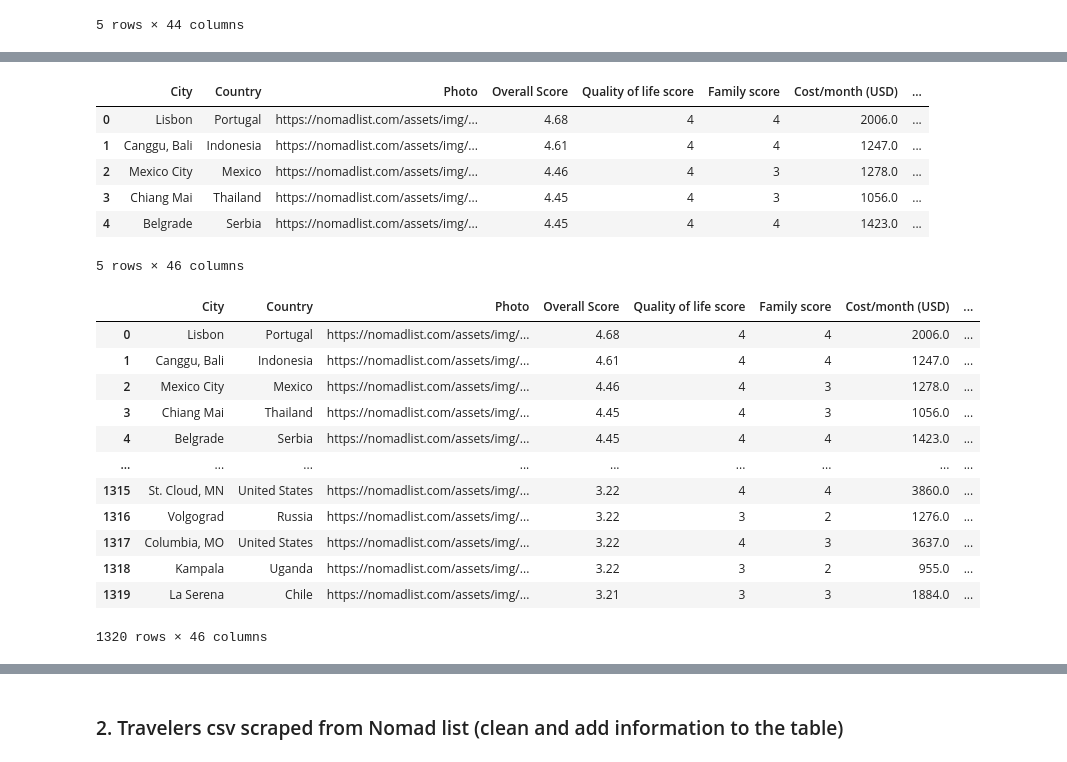
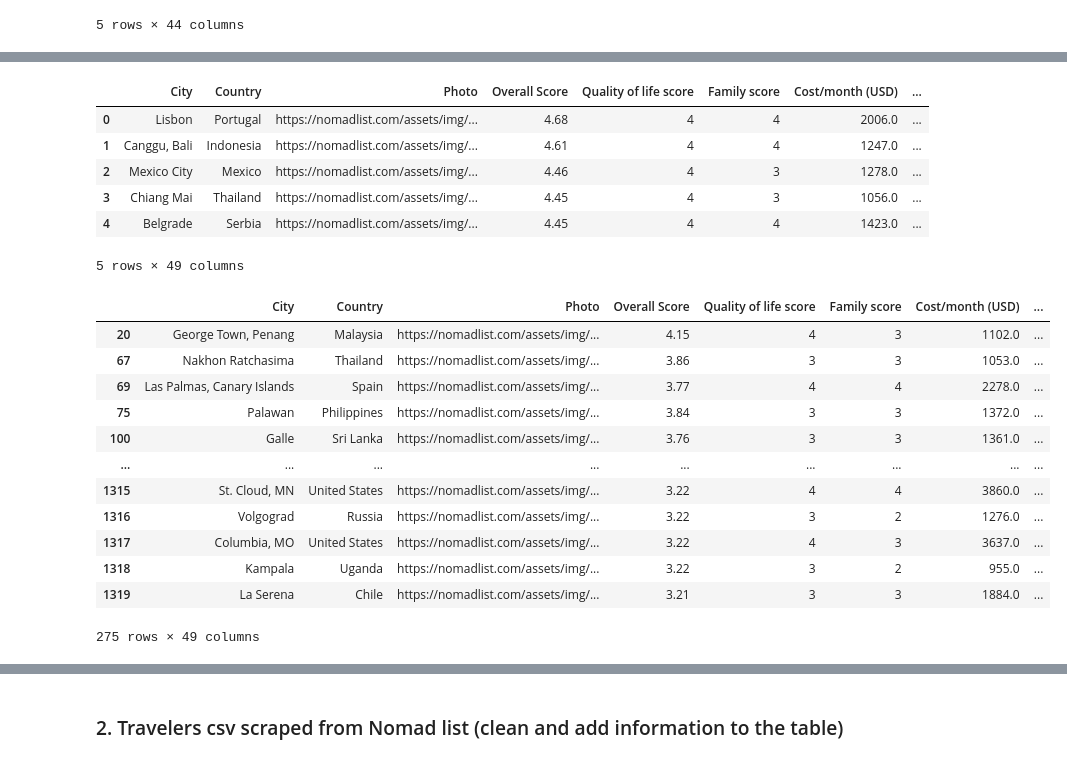
Before and after one commit to smunozan/datamex_082020, a Jupyter notebook: final-project/Code/Data_wrangling.ipynb, the cells around one changed output, grey strips where cells are left out. Cells and saved outputs as stored; diff of their text form; code cells hidden in the pictures.

```diff
--- a/final-project/Code/Data_wrangling.ipynb
+++ b/final-project/Code/Data_wrangling.ipynb
@@ -30,7 +31,7 @@ cities.head()
 5 rows × 44 columns
 # %%
 %%time
-#vamos a agregar la latitud y longitud de cada ciudad con el api de OpenCage
+#vamos a agregar la latitud, longitud y continente de cada ciudad con el api de OpenCage
 
 #generamos un token para el API (guardado en otro archivo oculto)
 from tokens import OpenCage_token
@@ -38,13 +39,20 @@ from tokens import OpenCage_token
 key = OpenCage_token
 geocoder = OpenCageGeocode(key)
 
-for i in tqdm(range(23,len(cities))):
+for i in tqdm(range(1150,len(cities))):
     try:
         query = cities.loc[i,'City']+', '+cities.loc[i,'Country']
         result = geocoder.geocode(query)
-        cities.loc[i,'lat'] = result[0]['geometry']['lat']
-        cities.loc[i,'lng'] = result[0]['geometry']['lng']
+        #print(query)
+        for e in result:
+            if e['components']['_type']=='city':
+                #print('es ciudad',e['geometry']['lat'],e['geometry']['lng'])
+                cities.loc[i,'lat'] = e['geometry']['lat']
+                cities.loc[i,'lng'] = e['geometry']['lng']
+                cities.loc[i,'Continente'] = e['components']['continent']
+                break
+        #print('-----')
         time.sleep(0.3)
     except:
-        print(i,cities.loc[i,'City']+', '+cities.loc[i,'Country'])
+        print(i,query)
 # %% [output]
@@ -54,5 +72,5 @@ Wall time: 28min 30s
 # %%
-#muestra de la tabla incluyendo latitud y longitud
+#muestra de la tabla incluyendo latitud, longitud y continente
 cities.head()
 # %% [output]
 |  | City | Country | Photo | Overall Score | Quality of life score | Family score | Cost/month (USD) | ... |
@@ -61,21 +79,20 @@ cities.head()
 | 2 | Mexico City | Mexico | https://nomadlist.com/assets/img/... | 4.46 | 4 | 3 | 1278.0 | ... |
 | 3 | Chiang Mai | Thailand | https://nomadlist.com/assets/img/... | 4.45 | 4 | 3 | 1056.0 | ... |
 | 4 | Belgrade | Serbia | https://nomadlist.com/assets/img/... | 4.45 | 4 | 4 | 1423.0 | ... |
-5 rows × 46 columns
+5 rows × 49 columns
-# %%
-#verificamos
-cities
-# %% [output]
-|  | City | Country | Photo | Overall Score | Quality of life score | Family score | Cost/month (USD) | ... |
-| 0 | Lisbon | Portugal | https://nomadlist.com/assets/img/... | 4.68 | 4 | 4 | 2006.0 | ... |
-| 1 | Canggu, Bali | Indonesia | https://nomadlist.com/assets/img/... | 4.61 | 4 | 4 | 1247.0 | ... |
-| 2 | Mexico City | Mexico | https://nomadlist.com/assets/img/... | 4.46 | 4 | 3 | 1278.0 | ... |
-| 3 | Chiang Mai | Thailand | https://nomadlist.com/assets/img/... | 4.45 | 4 | 3 | 1056.0 | ... |
-| 4 | Belgrade | Serbia | https://nomadlist.com/assets/img/... | 4.45 | 4 | 4 | 1423.0 | ... |
-| ... | ... | ... | ... | ... | ... | ... | ... | ... |
-| 1315 | St. Cloud, MN | United States | https://nomadlist.com/assets/img/... | 3.22 | 4 | 4 | 3860.0 | ... |
-| 1316 | Volgograd | Russia | https://nomadlist.com/assets/img/... | 3.22 | 3 | 2 | 1276.0 | ... |
-| 1317 | Columbia, MO | United States | https://nomadlist.com/assets/img/... | 3.22 | 4 | 3 | 3637.0 | ... |
-| 1318 | Kampala | Uganda | https://nomadlist.com/assets/img/... | 3.22 | 3 | 2 | 955.0 | ... |
-| 1319 | La Serena | Chile | https://nomadlist.com/assets/img/... | 3.21 | 3 | 3 | 1884.0 | ... |
-1320 rows × 46 columns
+# %%
+cities[cities['Continente'].isna()]
+# %% [output]
+|  | City | Country | Photo | Overall Score | Quality of life score | Family score | Cost/month (USD) | ... |
+| 20 | George Town, Penang | Malaysia | https://nomadlist.com/assets/img/... | 4.15 | 4 | 3 | 1102.0 | ... |
+| 67 | Nakhon Ratchasima | Thailand | https://nomadlist.com/assets/img/... | 3.86 | 3 | 3 | 1053.0 | ... |
+| 69 | Las Palmas, Canary Islands | Spain | https://nomadlist.com/assets/img/... | 3.77 | 4 | 4 | 2278.0 | ... |
+| 75 | Palawan | Philippines | https://nomadlist.com/assets/img/... | 3.84 | 3 | 3 | 1372.0 | ... |
+| 100 | Galle | Sri Lanka | https://nomadlist.com/assets/img/... | 3.76 | 3 | 3 | 1361.0 | ... |
+| ... | ... | ... | ... | ... | ... | ... | ... | ... |
+| 1315 | St. Cloud, MN | United States | https://nomadlist.com/assets/img/... | 3.22 | 4 | 4 | 3860.0 | ... |
+| 1316 | Volgograd | Russia | https://nomadlist.com/assets/img/... | 3.22 | 3 | 2 | 1276.0 | ... |
+| 1317 | Columbia, MO | United States | https://nomadlist.com/assets/img/... | 3.22 | 4 | 3 | 3637.0 | ... |
+| 1318 | Kampala | Uganda | https://nomadlist.com/assets/img/... | 3.22 | 3 | 2 | 955.0 | ... |
+| 1319 | La Serena | Chile | https://nomadlist.com/assets/img/... | 3.21 | 3 | 3 | 1884.0 | ... |
+275 rows × 49 columns
```
Also changed, not shown: parts of 7 cells of this notebook, 51 other files.
